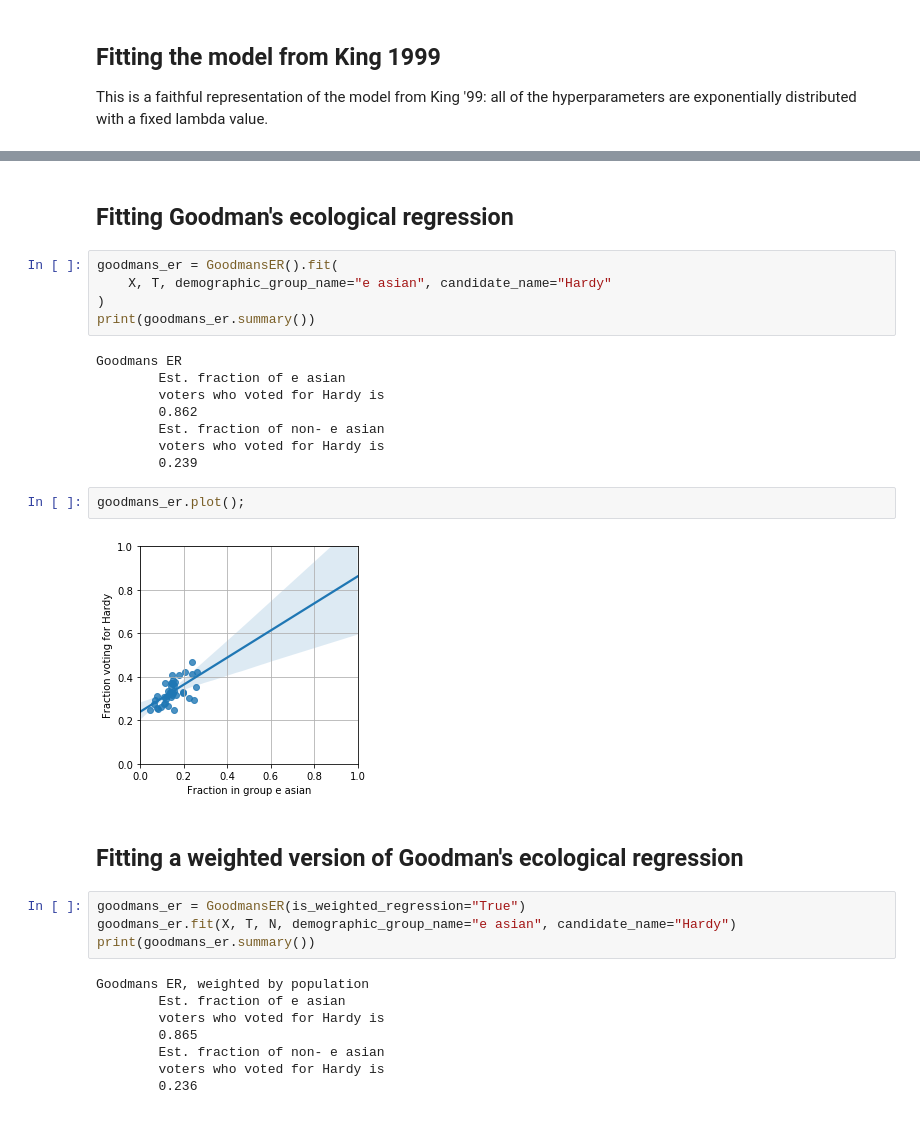
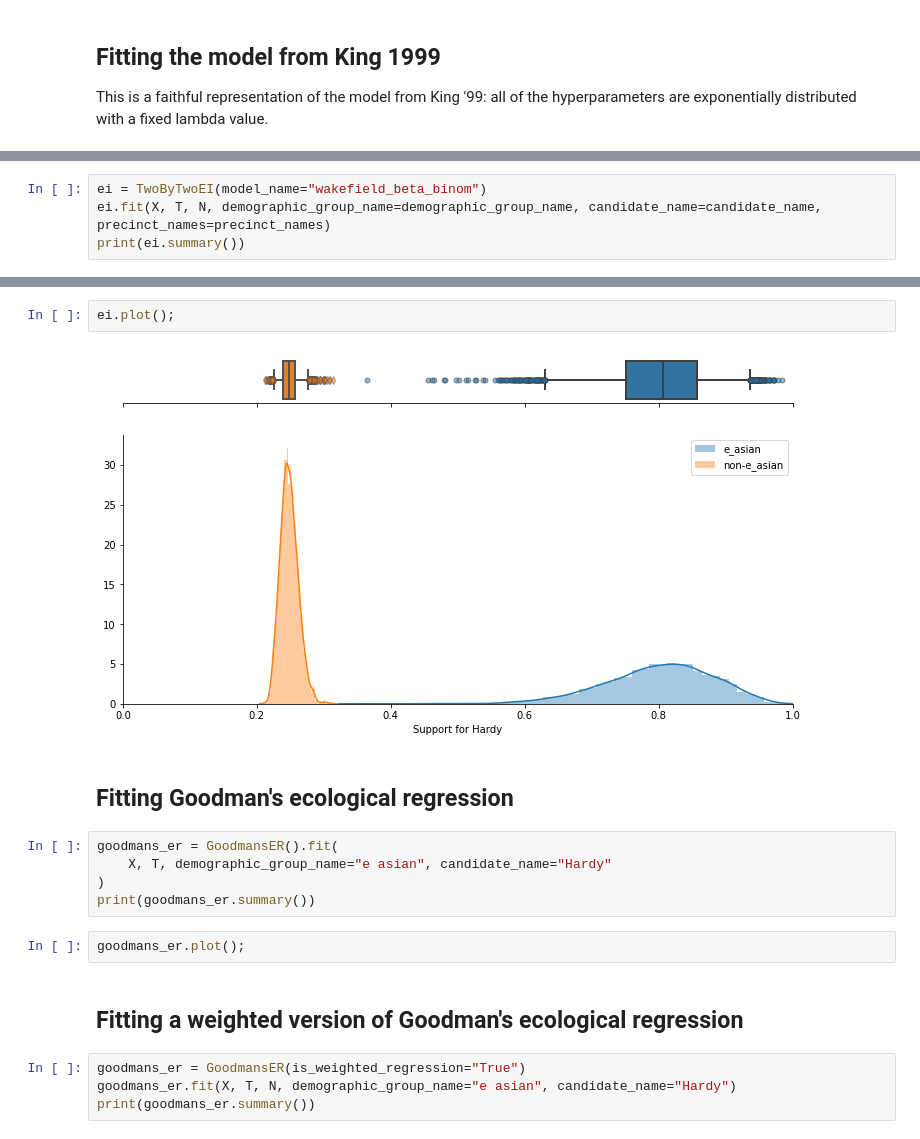
Before and after one commit to mggg/ecological-inference, a Jupyter notebook: pyei/examples/santa_clara_demo.ipynb, the cells around one changed output, grey strips where cells are left out. Saved outputs shown, nothing was run; the diff lists cells and outputs as text.

Commit message:
wakefield

```diff
--- a/pyei/examples/santa_clara_demo.ipynb
+++ b/pyei/examples/santa_clara_demo.ipynb
@@ -208,0 +212,4 @@ ei.precinct_level_plot()
+# %%
+ei = TwoByTwoEI(model_name="wakefield_beta_binom")
+ei.fit(X, T, N, demographic_group_name=demographic_group_name, candidate_name=candidate_name, precinct_names=precinct_names)
+print(ei.summary())
@@ -209,3 +240,7 @@ ei.precinct_level_plot()
+# %%
+ei.plot();
+# %% [output]
+[figure, added]
 # %% [markdown]
 ## Fitting Goodman's ecological regression
 # %%
@@ -213,31 +248,13 @@ goodmans_er = GoodmansER().fit(
     X, T, demographic_group_name="e asian", candidate_name="Hardy"
 )
 print(goodmans_er.summary())
-# %% [output]
-Goodmans ER
-        Est. fraction of e asian
-        voters who voted for Hardy is
-        0.862
-        Est. fraction of non- e asian
-        voters who voted for Hardy is
-        0.239
 # %%
 goodmans_er.plot();
-# %% [output]
-[figure, removed]
 # %% [markdown]
 ## Fitting a weighted version of Goodman's ecological regression
 # %%
 goodmans_er = GoodmansER(is_weighted_regression="True")
 goodmans_er.fit(X, T, N, demographic_group_name="e asian", candidate_name="Hardy")
 print(goodmans_er.summary())
-# %% [output]
-Goodmans ER, weighted by population
-        Est. fraction of e asian
-        voters who voted for Hardy is
-        0.865
-        Est. fraction of non- e asian
-        voters who voted for Hardy is
-        0.236
 # %%
 goodmans_er.plot();
```
Also changed, not shown: parts of 16 cells of this notebook, 1 other file.
